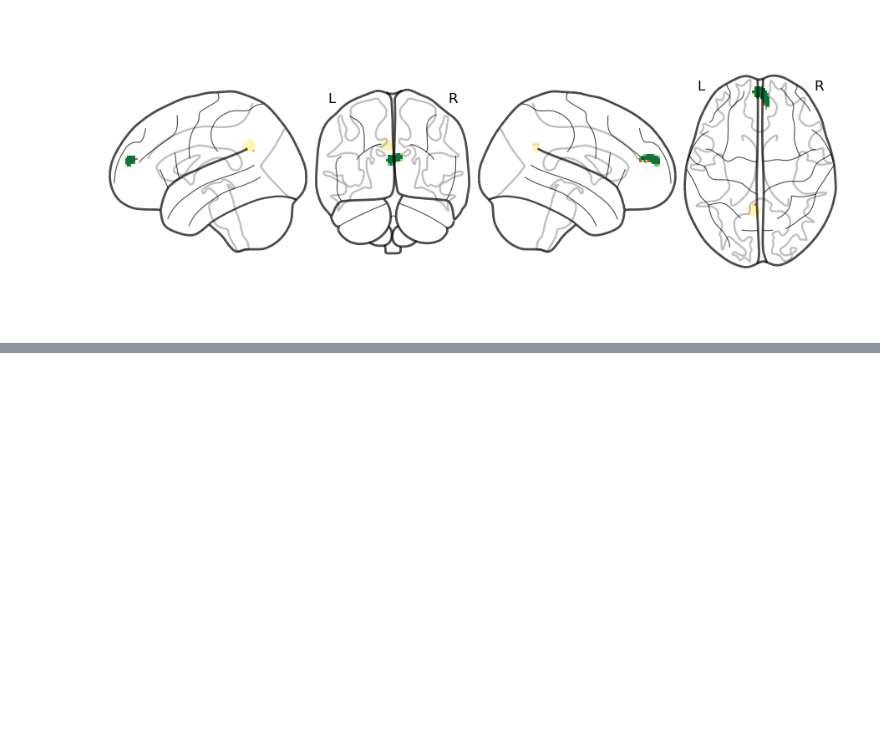
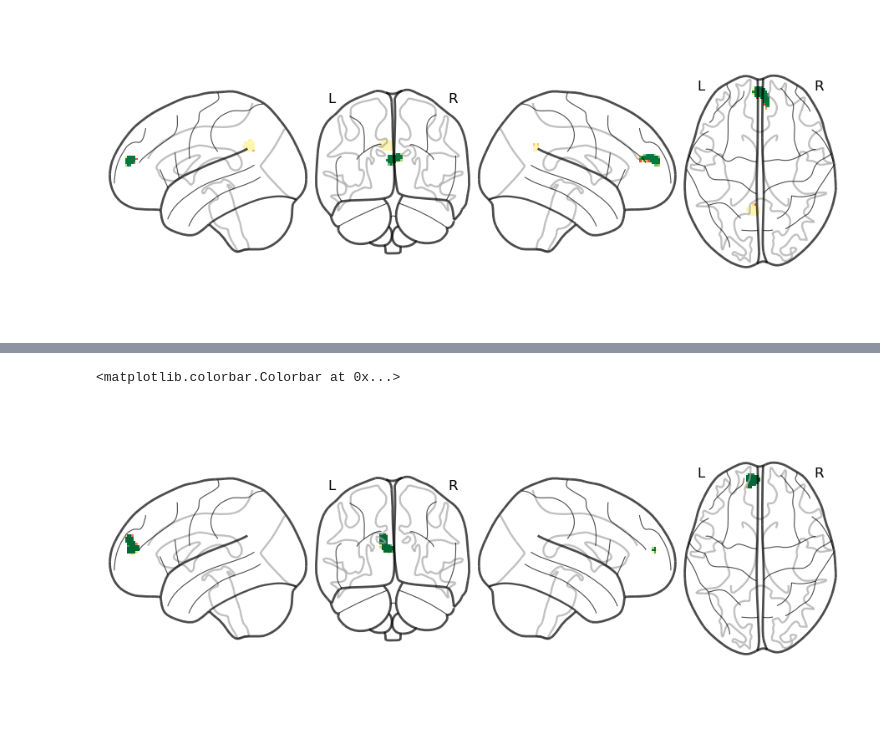
Before and after one commit to shanshan717/Self_Psych_Meta, a Jupyter notebook: code/py03_figures.ipynb, the cells around one changed output, grey strips where cells are left out. Saved outputs shown, nothing was run; the diff lists cells and outputs as text; code cells hidden in the pictures; blank space fills up the shorter version.

```diff
--- a/code/py03_figures.ipynb
+++ b/code/py03_figures.ipynb
@@ -199,0 +220,33 @@ fig10.savefig("../results/figures/fig10.pdf")
+# %%
+
+vmin, vmax = 0, 40  # 设置颜色条范围
+img_task = image.load_img(f"../results/ale/patient_z_size_level_thresh.nii.gz")  # z-threshold图像
+img_mask = image.math_img("np.where(img > 0, 100, 0)", img=img_task)  # 掩膜
+img_fsn = image.load_img(f"../results/fsn/patient/patient_mean_fsn.nii.gz")  # 平均FSN图像
+
+n_studies = 15
+# %%
+
+# Calculate the FSN percentage
+formula = f"img1 * img2 / {n_studies}"  # 公式
+img_perc = image.math_img(formula=formula, img1=img_fsn, img2=img_mask)
+formula = "img1 * img2 / " + str(n_studies)
+img_perc = image.math_img(formula=formula, img1=img_fsn, img2=img_mask)
+p = plotting.plot_glass_brain(None, display_mode="lyrz")
+p.add_overlay(img_perc, cmap="RdYlGn", vmin=vmin, vmax=vmax)
+
+# Add colorbar
+ax_cbar = fig6.add_subplot(gs[100:103, 36:54])
+cmap = plt.get_cmap("RdYlGn")
+norm = mpl.colors.Normalize(vmin=vmin, vmax=vmax)
+mpl.colorbar.ColorbarBase(
+    ax_cbar,
+    cmap=cmap,
+    norm=norm,
+    orientation="horizontal",
+    ticks=[vmin, vmax, (vmin + vmax) / 2],
+    label="Fail-safe N (%)",
+)
+# %% [output]
+<matplotlib.colorbar.Colorbar at 0x...>
+[figure, added]
```
Also changed, not shown: parts of 4 cells of this notebook, 37 other files.
